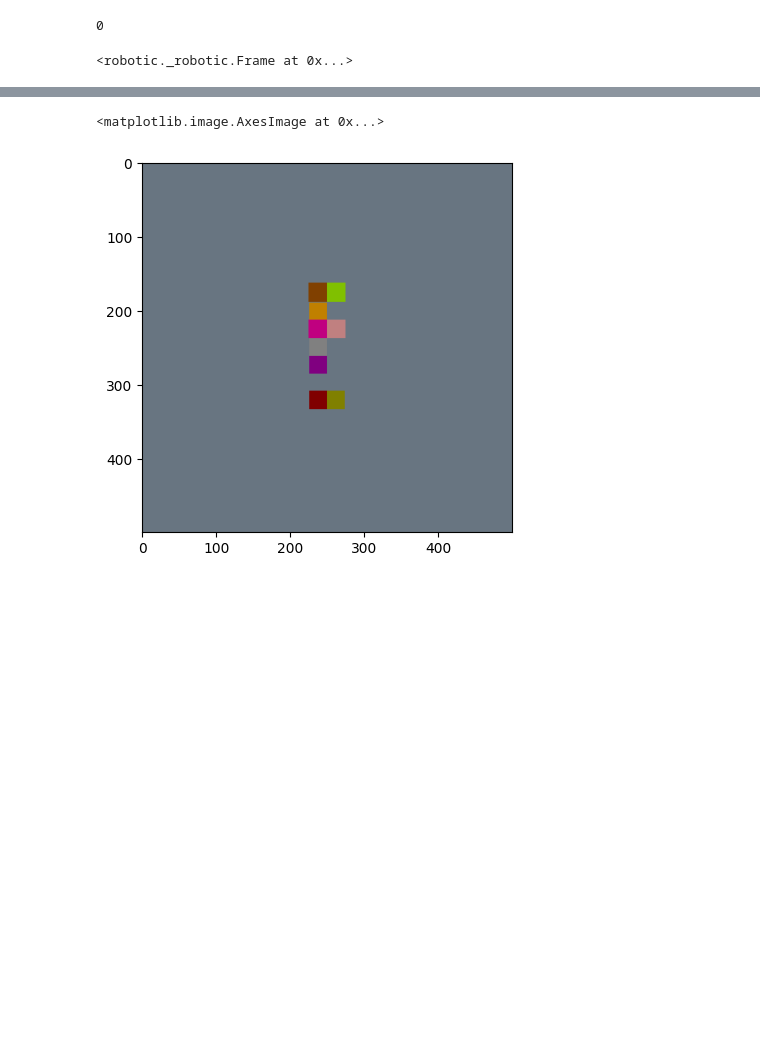
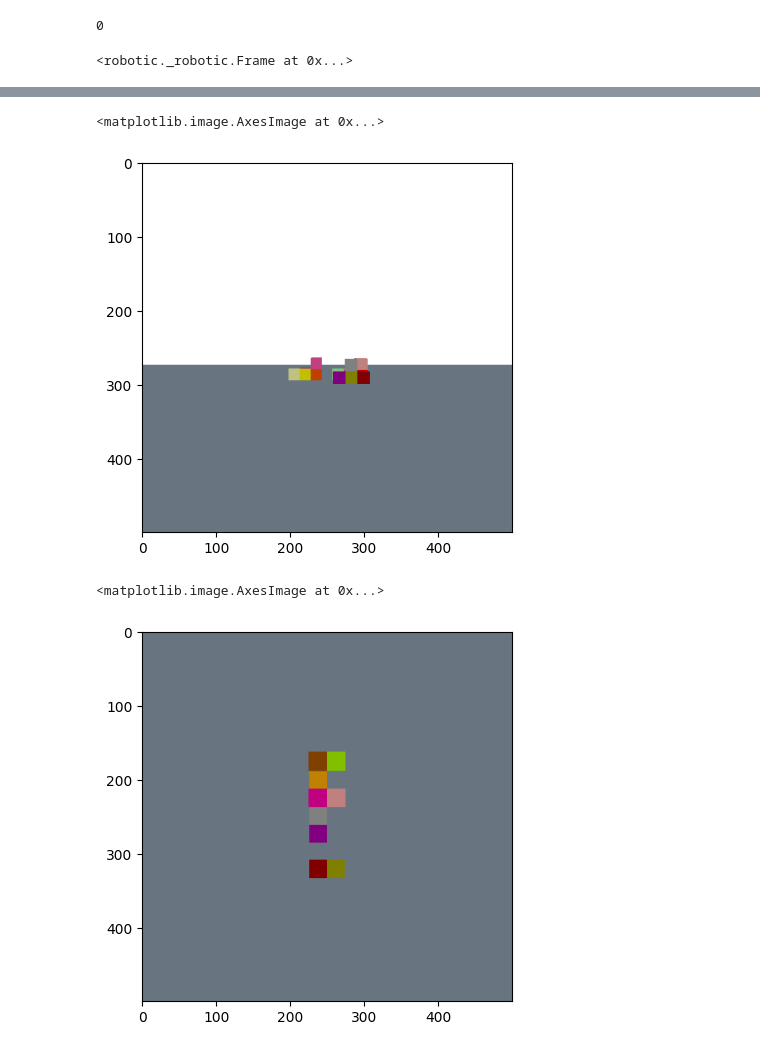
Before and after one commit to MahyarFardin/Voxel_manipulation, a Jupyter notebook: samples_of_each_environment/clutter_generator_RGBD_image_generator.ipynb, the cells around one changed output, grey strips where cells are left out. Saved outputs shown, nothing was run; the diff lists cells and outputs as text; code cells hidden in the pictures; blank space fills up the shorter version.

```diff
--- a/samples_of_each_environment/clutter_generator_RGBD_image_generator.ipynb
+++ b/samples_of_each_environment/clutter_generator_RGBD_image_generator.ipynb
@@ -102,3 +142,8 @@ for i in range(1):
+# %%
+plt.imshow(t[2].computeSegmentationImage())
+# %% [output]
+<matplotlib.image.AxesImage at 0x...>
+[figure, added]
 # %%
 plt.imshow(t[2].computeSegmentationID())
 # %% [output]
```
Also changed, not shown: parts of 17 cells of this notebook, 1 other file.
